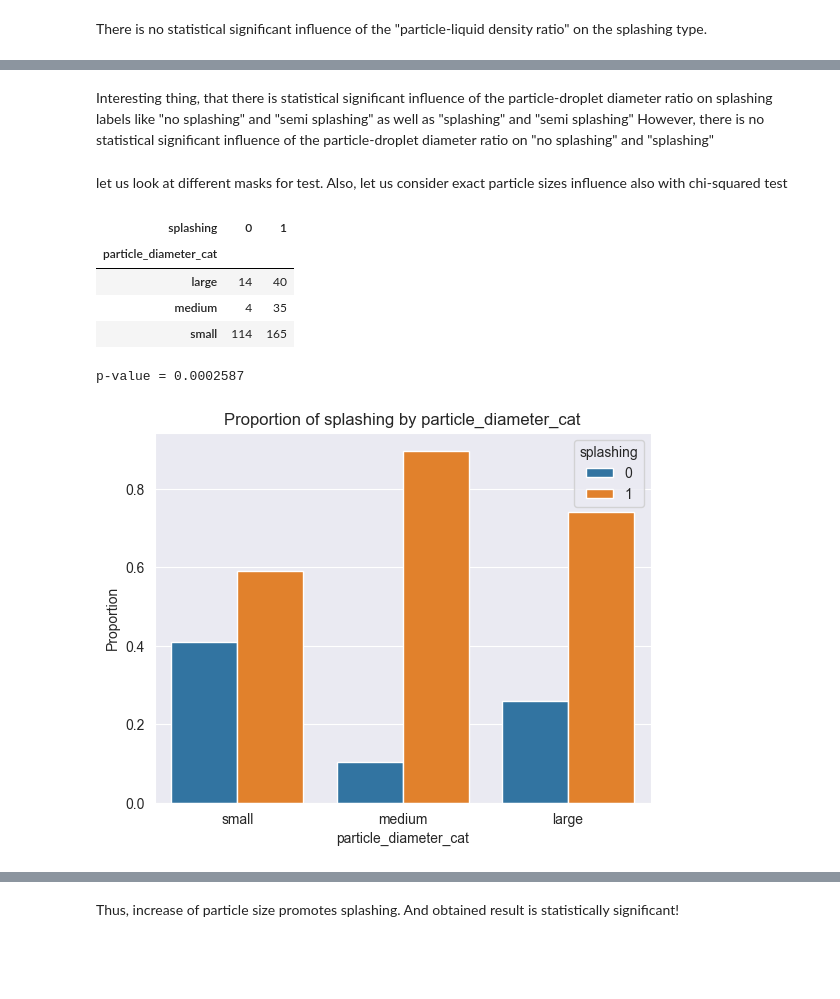
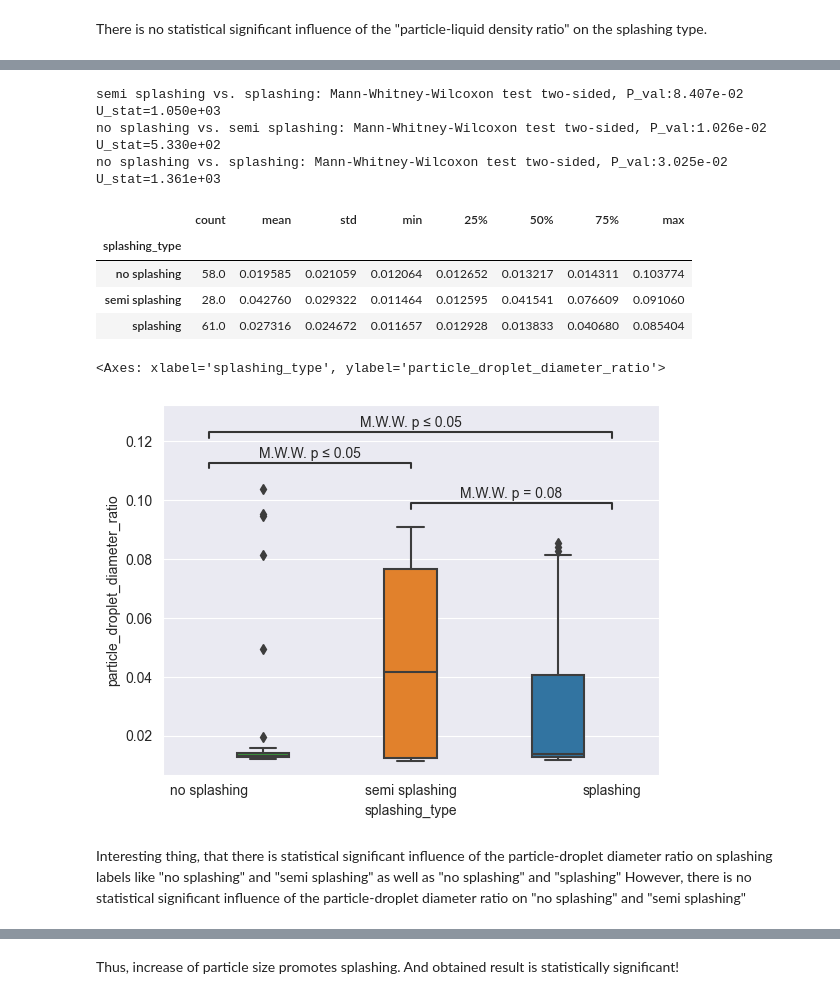
Before and after one commit to mvulf/drop-wall-impact-ml-prediction, a Jupyter notebook: notebooks/research_13_drop_impact_behaviour_study.ipynb, the cells around one changed output, grey strips where cells are left out. Cells and saved outputs as stored; diff of their text form; code cells hidden in the pictures; blank space fills up the shorter version.

```diff
--- a/notebooks/research_13_drop_impact_behaviour_study.ipynb
+++ b/notebooks/research_13_drop_impact_behaviour_study.ipynb
@@ -384,48 +473,27 @@ Name: particle_droplet_diameter_ratio, dtype: float64
+# %%
+wet_mask = df['wettability'] == 'lyophilic'
+
+
+sub_df = df[wet_mask]
+
+test_num_impact_and_plot_boxplot(
+    df=sub_df,
+    feature='particle_droplet_diameter_ratio',
+    target='splashing_type',
+    order=['no splashing', 'semi splashing', 'splashing'],
+    verbose=True,
+)
+# %% [output]
+semi splashing vs. splashing: Mann-Whitney-Wilcoxon test two-sided, P_val:8.407e-02 U_stat=1.050e+03
+no splashing vs. semi splashing: Mann-Whitney-Wilcoxon test two-sided, P_val:1.026e-02 U_stat=5.330e+02
+no splashing vs. splashing: Mann-Whitney-Wilcoxon test two-sided, P_val:3.025e-02 U_stat=1.361e+03
+|  | count | mean | std | min | 25% | 50% | 75% | max |
+| splashing_type |  |  |  |  |  |  |  |  |
+| no splashing | 58.0 | 0.019585 | 0.021059 | 0.012064 | 0.012652 | 0.013217 | 0.014311 | 0.103774 |
+| semi splashing | 28.0 | 0.042760 | 0.029322 | 0.011464 | 0.012595 | 0.041541 | 0.076609 | 0.091060 |
+| splashing | 61.0 | 0.027316 | 0.024672 | 0.011657 | 0.012928 | 0.013833 | 0.040680 | 0.085404 |
+<Axes: xlabel='splashing_type', ylabel='particle_droplet_diameter_ratio'>
+[figure, added]
 # %% [markdown]
-Interesting thing, that there is statistical significant influence of the particle-droplet diameter ratio on splashing labels like "no splashing" and "semi splashing" as well as "splashing" and "semi splashing"
-However, there is no statistical significant influence of the particle-droplet diameter ratio on "no splashing" and "splashing"
+Interesting thing, that there is statistical significant influence of the particle-droplet diameter ratio on splashing labels like "no splashing" and "semi splashing" as well as "no splashing" and "splashing"
+However, there is no statistical significant influence of the particle-droplet diameter ratio on "no splashing" and "semi splashing"
-# %% [markdown]
-let us look at different masks for test. Also, let us consider exact particle sizes influence also with chi-squared test
-# %%
-
-feature = 'particle_diameter_cat'
-order = ['small', 'medium', 'large']
-target = 'splashing'
-
-sub_df = df
-
-cont_table = pd.crosstab(
-    sub_df[feature],
-    sub_df[target]
-)
-
-display(cont_table)
-
-stat, p, dot, exprcted = chi2_contingency(cont_table)
-
-print("p-value = {:g}".format(p))
-
-# Group the data by feature and target values, count the number of occurrences for each group,
-# and reset the index to create a DataFrame with 'count' as a column
-df_plot = sub_df.groupby([feature, target]).size().reset_index(name='count')
-
-# For each row in df_plot, compute the total count for its feature group,
-# and broadcast the result to match the original DataFrame's shape
-df_total = df_plot.groupby(feature)['count'].transform('sum')
-
-# Calculate the proportion of each target value within its feature group by dividing individual counts by the group total
-df_plot['proportion'] = df_plot['count'] / df_total
-
-# Building a stacked bar chart
-sns.barplot(data=df_plot, x=feature, y='proportion', hue=target, order=order)
-plt.title(f'Proportion of {target} by {feature}')
-plt.ylabel('Proportion')
-plt.show()
-# %% [output]
-| splashing | 0 | 1 |
-| particle_diameter_cat |  |  |
-| large | 14 | 40 |
-| medium | 4 | 35 |
-| small | 114 | 165 |
-p-value = 0.0002587
-[figure, removed]
```
Also changed, not shown: parts of 21 cells of this notebook.
